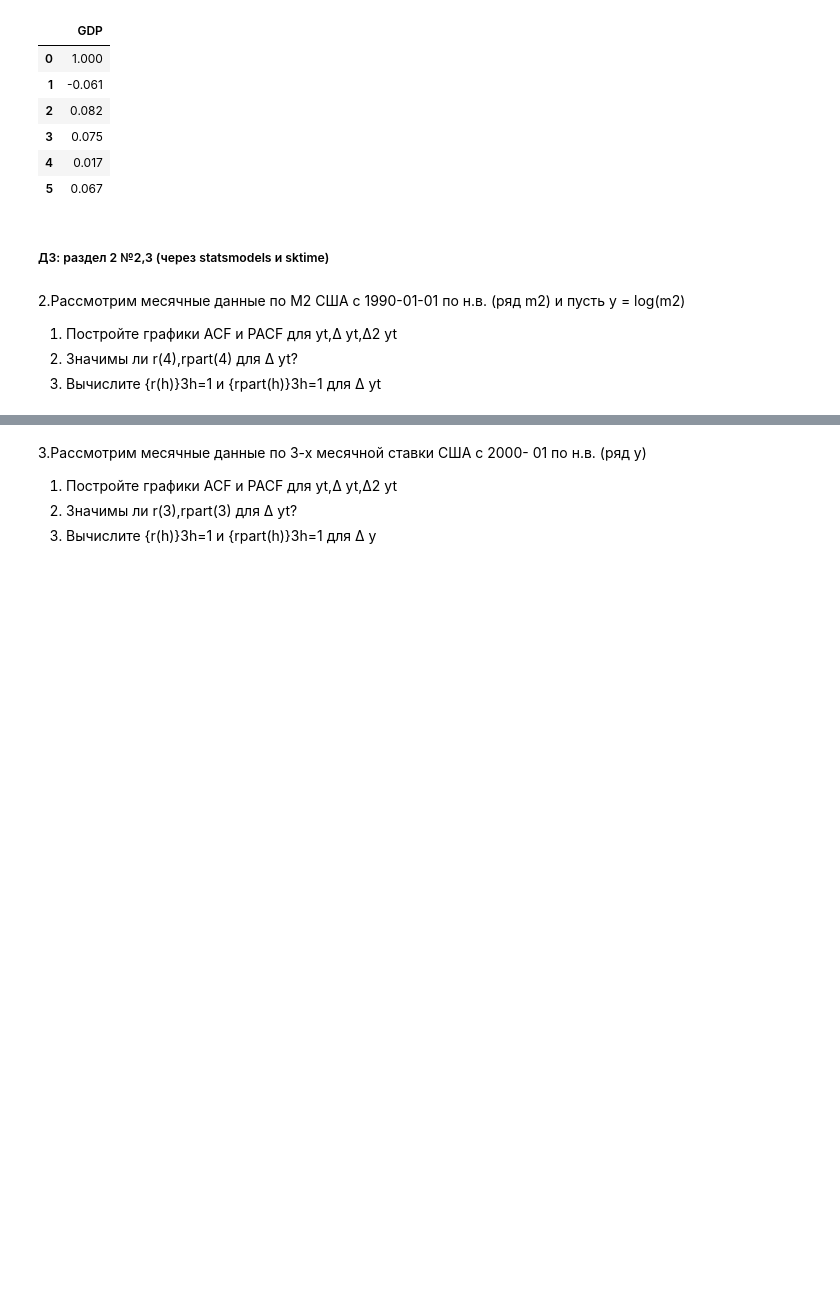
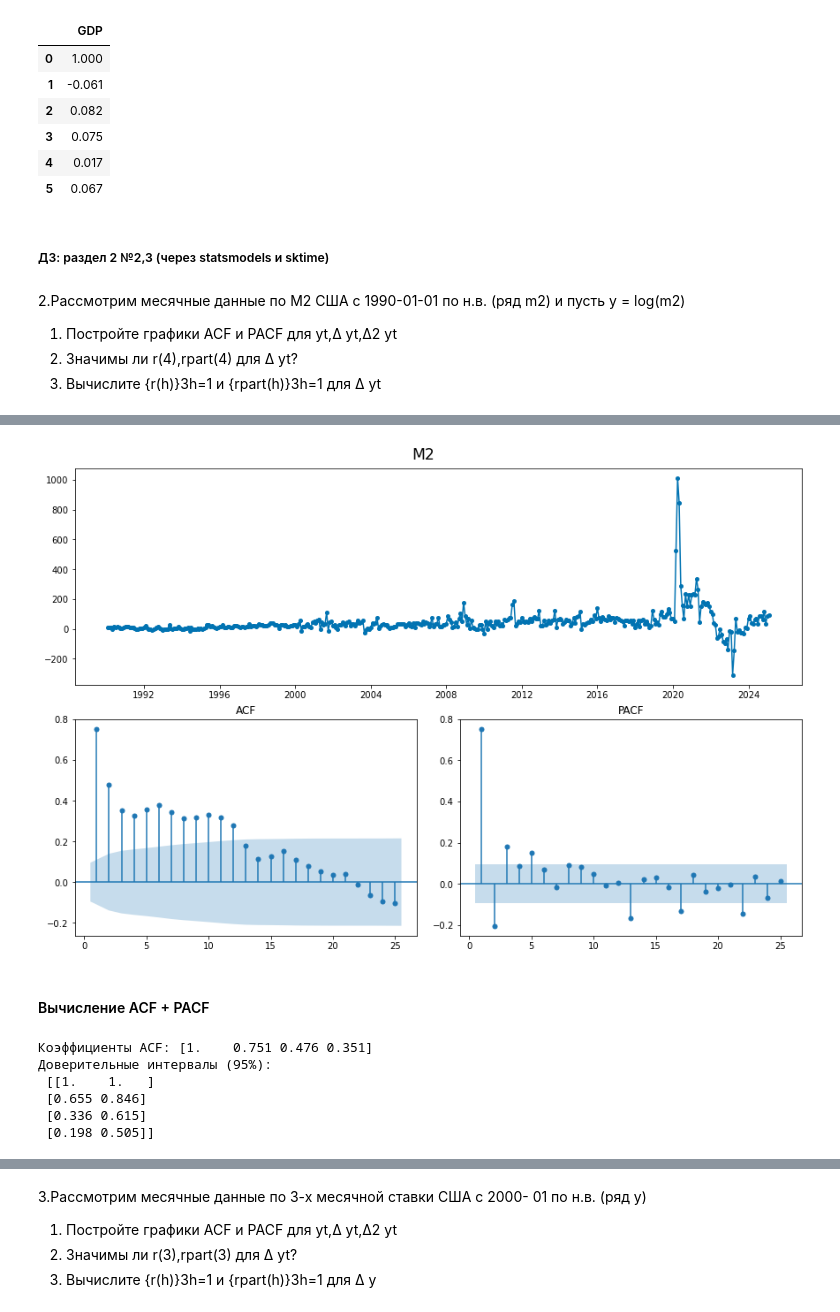
Before and after one commit to PomoshnikovV/Time-Series-Analysis-2025, a Jupyter notebook: 2 - ACF, PACF.ipynb, the cells around one changed output, grey strips where cells are left out. Cells and saved outputs as stored; diff of their text form; code cells hidden in the pictures; blank space fills up the shorter version.

```diff
--- a/2 - ACF, PACF.ipynb
+++ b/2 - ACF, PACF.ipynb
@@ -121,0 +134,24 @@ pacf_transformer.fit_transform(y.diff().dropna()).round(3)
+# %%
+# построим график
+plot_correlations(M2.diff().dropna(), lags=25, zero_lag=False, alpha=0.05, suptitle='M2', acf_title='ACF', pacf_title='PACF')
+
+plt.show()
+# %% [output]
+[figure, added]
+# %% [markdown]
+#### Вычисление ACF + PACF
+# %%
+#ACF
+acf_transformer = AutoCorrelationTransformer(n_lags=3)
+acf_transformer.fit_transform(M2.diff().dropna()).round(3)
+
+acf_values, confint = acf(M2.diff().dropna(), nlags=3, alpha=0.05)
+print("Коэффициенты ACF:", acf_values.round(3))
+print("Доверительные интервалы (95%):\n", confint.round(3))
+# %% [output]
+Коэффициенты ACF: [1.    0.751 0.476 0.351]
+Доверительные интервалы (95%):
+ [[1.    1.   ]
+ [0.655 0.846]
+ [0.336 0.615]
+ [0.198 0.505]]
```
Also changed, not shown: parts of 3 cells of this notebook, 2 other files.
